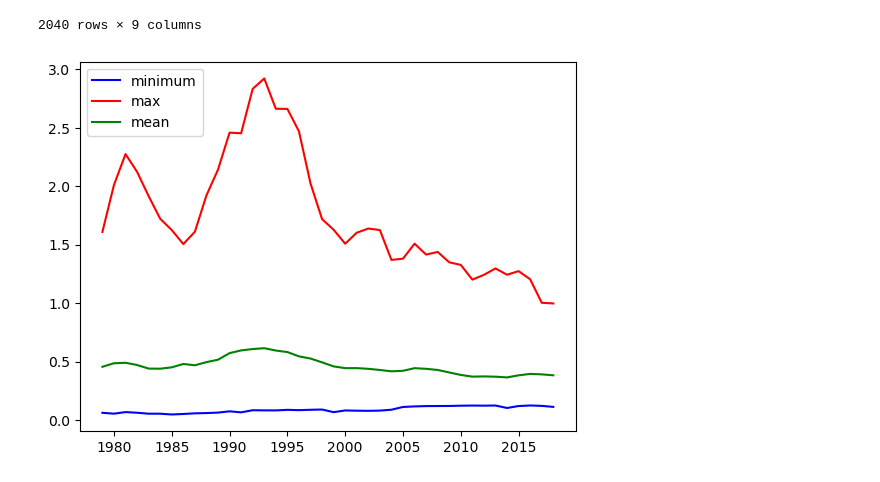
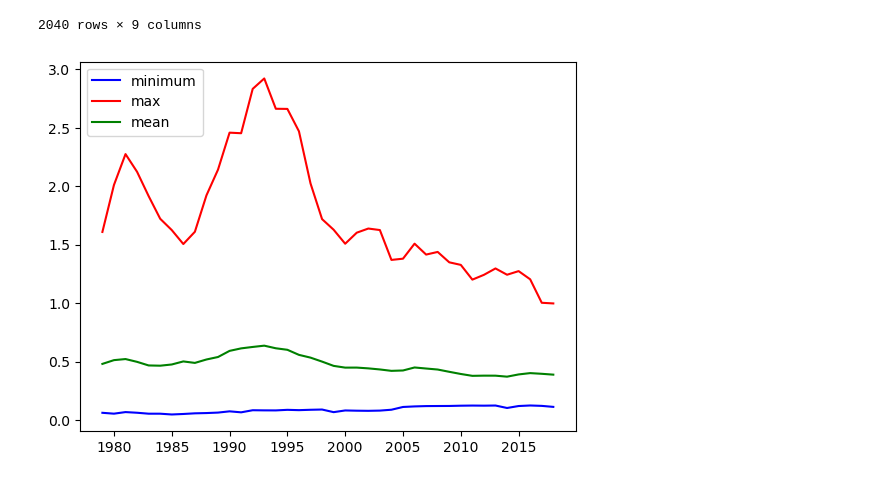
Before and after one commit to gwroth89/Project1, a Jupyter notebook: violent_property_crime_analysis.ipynb, the cells around one changed output. Cells and saved outputs as stored; diff of their text form; code cells hidden in the pictures.

```diff
--- a/violent_property_crime_analysis.ipynb
+++ b/violent_property_crime_analysis.ipynb
@@ -57,22 +57,22 @@ See the caveats in the documentation: https://pandas.pydata.org/pandas-docs/stab
 # %%
 #med_violent calculations, mean max and min for medical legalization and violent crime rates
 med_violent = crime_df[['year','state_name','violent_crime_rate','Year legalized (Med)']]
-med_violent = med_violent.drop(med_violent[med_violent["Year legalized (Med)"] < 0].index)
+med_violent = med_violent.drop(med_violent[med_violent["Year legalized (Med)"] == 0].index)
 min_med_violent = med_violent.groupby('year')['violent_crime_rate'].min()
 max_med_violent = med_violent.groupby('year')['violent_crime_rate'].max()
 mean_med_violent = med_violent.groupby('year')['violent_crime_rate'].mean()
 
 #plotting
 fig, ax = plt.subplots()
 
 ax.plot(min_med_violent, color = 'blue', label = 'minimum')
 ax.plot(max_med_violent, color = 'red', label = 'max')
 ax.plot(mean_med_violent, color = 'green', label = 'mean')
 ax.legend(loc = 'upper left')
 
 plt.show()
 # %% [output]
-[figure, old version]
+[figure, new version]
 # %%
 #med_property calculations, creaitng min max and mean values for medical legal and property crime rates
 med_property = crime_df[['year','state_name','property_crime_rate','Year legalized (Med)']]
```
Also changed, not shown: parts of 6 cells of this notebook.
